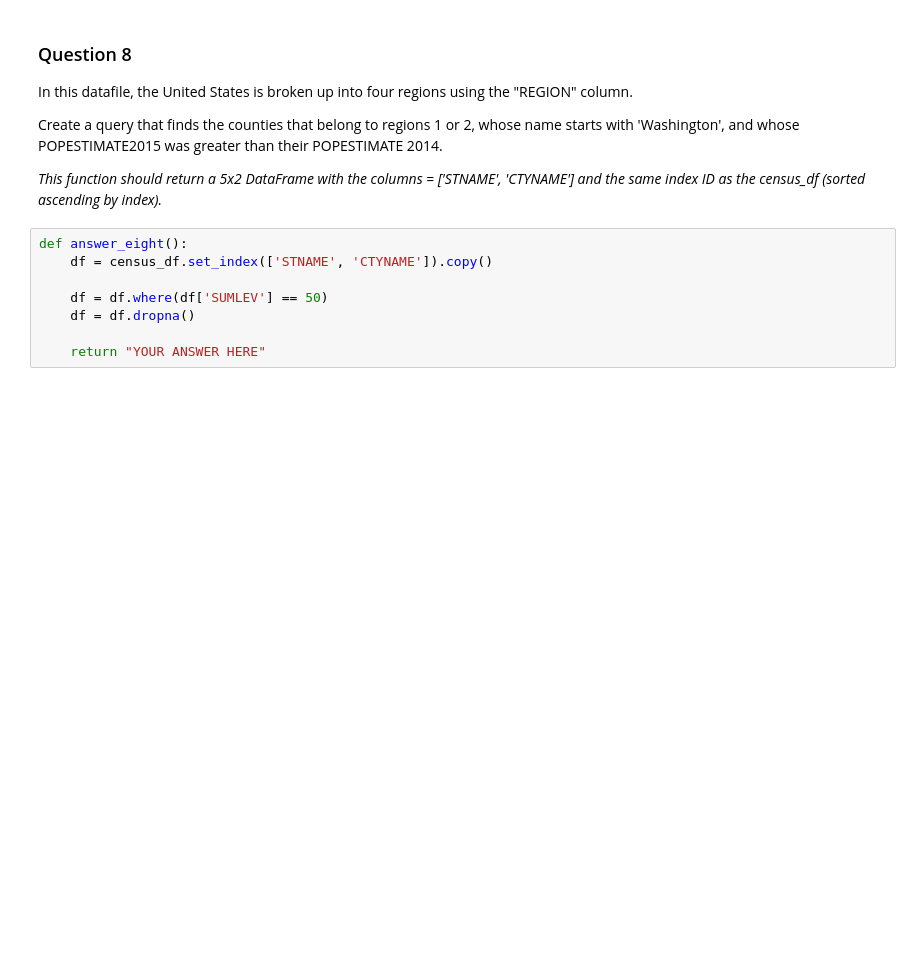
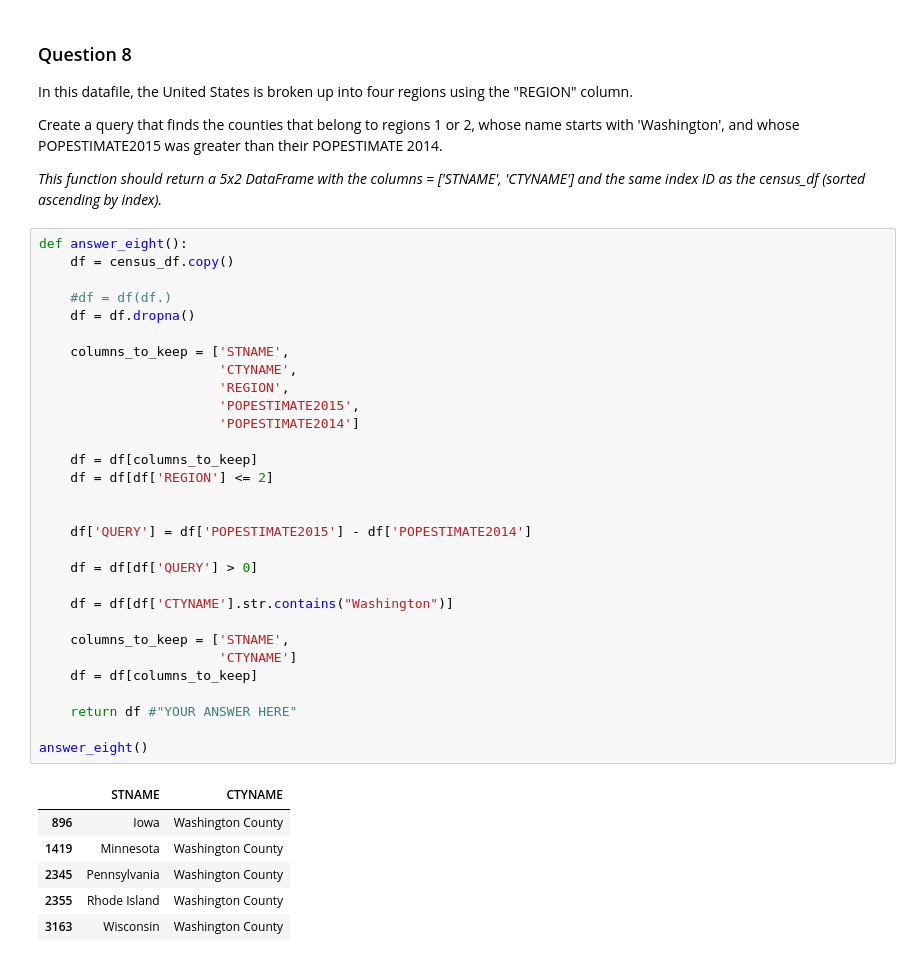
Before and after one commit to sadfool1/Introduction-to-Data-science, a Jupyter notebook: Introduction to Data Science in Python/Week 2 - Introduction to Pandas/Assignment+2.ipynb, the cells around one changed output. Saved outputs shown, nothing was run; the diff lists cells and outputs as text; blank space fills up the shorter version.

```diff
--- a/Introduction to Data Science in Python/Week 2 - Introduction to Pandas/Assignment+2.ipynb
+++ b/Introduction to Data Science in Python/Week 2 - Introduction to Pandas/Assignment+2.ipynb
@@ -261,11 +259,40 @@ In this datafile, the United States is broken up into four regions using the "RE
 Create a query that finds the counties that belong to regions 1 or 2, whose name starts with 'Washington', and whose POPESTIMATE2015 was greater than their POPESTIMATE 2014.
 
 *This function should return a 5x2 DataFrame with the columns = ['STNAME', 'CTYNAME'] and the same index ID as the census_df (sorted ascending by index).*
-# %%
-def answer_eight():
-    df = census_df.set_index(['STNAME', 'CTYNAME']).copy()
-
-    df = df.where(df['SUMLEV'] == 50)
-    df = df.dropna()
-
-    return "YOUR ANSWER HERE"
+# %%
+def answer_eight():
+    df = census_df.copy()
+
+    #df = df(df.)
+    df = df.dropna()
+
+    columns_to_keep = ['STNAME',
+                       'CTYNAME',
+                       'REGION',
+                       'POPESTIMATE2015',
+                       'POPESTIMATE2014']
+
+    df = df[columns_to_keep]
+    df = df[df['REGION'] <= 2]
+
+
+    df['QUERY'] = df['POPESTIMATE2015'] - df['POPESTIMATE2014']
+
+    df = df[df['QUERY'] > 0]
+
+    df = df[df['CTYNAME'].str.contains("Washington")]
+
+    columns_to_keep = ['STNAME',
+                       'CTYNAME']
+    df = df[columns_to_keep]
+
+    return df #"YOUR ANSWER HERE"
+
+answer_eight()
+# %% [output]
+|  | STNAME | CTYNAME |
+| 896 | Iowa | Washington County |
+| 1419 | Minnesota | Washington County |
+| 2345 | Pennsylvania | Washington County |
+| 2355 | Rhode Island | Washington County |
+| 3163 | Wisconsin | Washington County |
```
Also changed, not shown: parts of 1 cell of this notebook, 2 other files.
